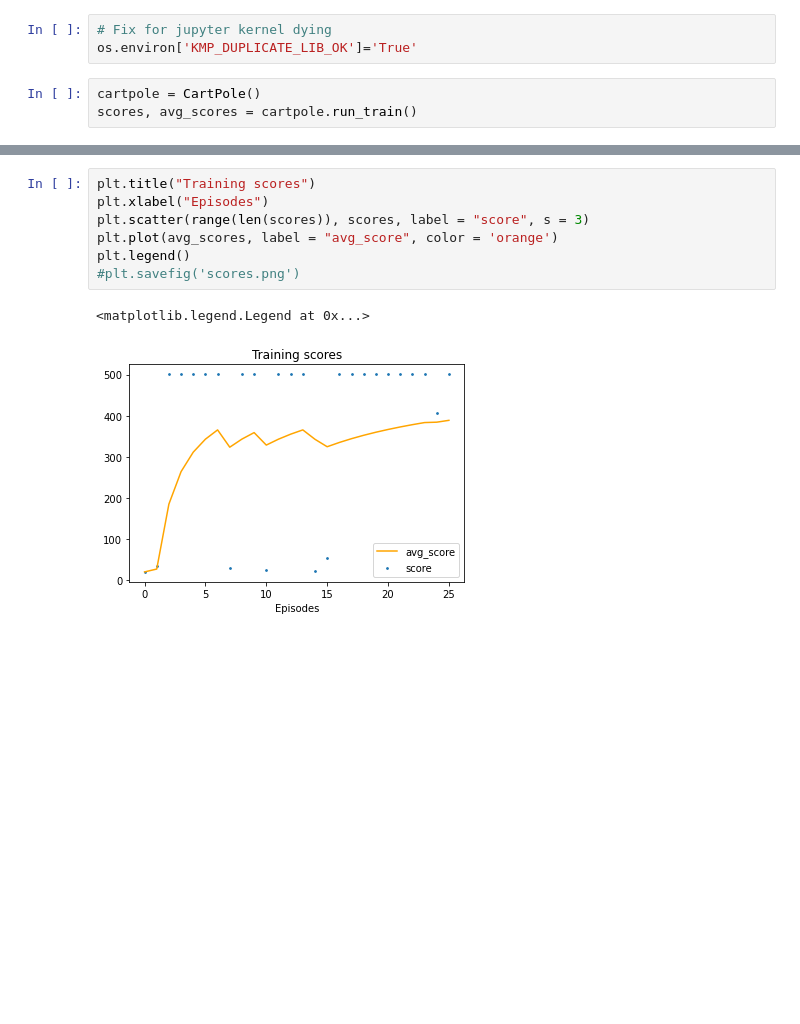
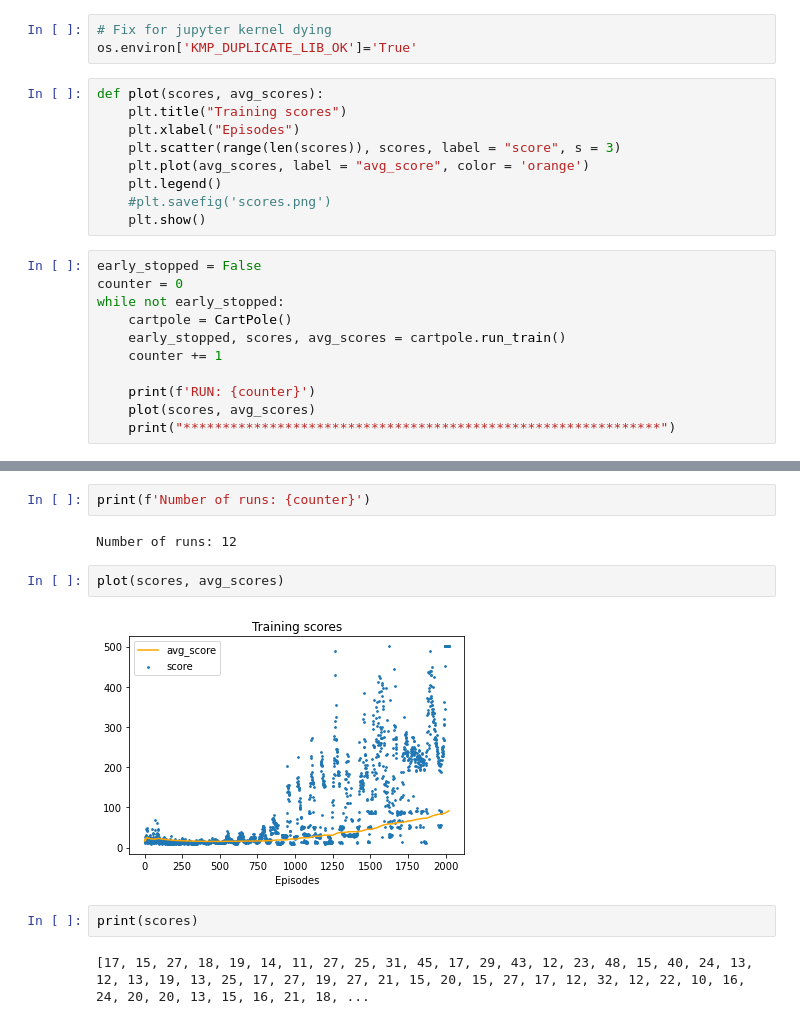
Before and after one commit to andricmitrovic/poker_reinforcement_learning, a Jupyter notebook: train.ipynb, the cells around one changed output, grey strips where cells are left out. Saved outputs shown, nothing was run; the diff lists cells and outputs as text; blank space fills up the shorter version.

Commit message:
Implemented looped training until convergence.

```diff
--- a/train.ipynb
+++ b/train.ipynb
@@ -11,7 +11,24 @@ import matplotlib.pyplot as plt
 # %%
 # Fix for jupyter kernel dying
 os.environ['KMP_DUPLICATE_LIB_OK']='True'
+# %%
+def plot(scores, avg_scores):
+    plt.title("Training scores")
+    plt.xlabel("Episodes")
+    plt.scatter(range(len(scores)), scores, label = "score", s = 3)
+    plt.plot(avg_scores, label = "avg_score", color = 'orange')
+    plt.legend()
+    #plt.savefig('scores.png')
+    plt.show()
 # %%
-cartpole = CartPole()
-scores, avg_scores = cartpole.run_train()
+early_stopped = False
+counter = 0
+while not early_stopped:
+    cartpole = CartPole()
+    early_stopped, scores, avg_scores = cartpole.run_train()
+    counter += 1
+
+    print(f'RUN: {counter}')
+    plot(scores, avg_scores)
+    print("*************************************************************")
 # %% [output]
@@ -35,10 +48,12 @@ Episode 26/3000 Score: 501
+# %%
+print(f'Number of runs: {counter}')
+# %% [output]
+Number of runs: 12
 # %%
-plt.title("Training scores")
-plt.xlabel("Episodes")
-plt.scatter(range(len(scores)), scores, label = "score", s = 3)
-plt.plot(avg_scores, label = "avg_score", color = 'orange')
-plt.legend()
-#plt.savefig('scores.png')
+plot(scores, avg_scores)
 # %% [output]
-<matplotlib.legend.Legend at 0x...>
-[figure, old version]
+[figure, new version]
+# %%
+print(scores)
+# %% [output]
+[17, 15, 27, 18, 19, 14, 11, 27, 25, 31, 45, 17, 29, 43, 12, 23, 48, 15, 40, 24, 13, 12, 13, 19, 13, 25, 17, 27, 19, 27, 21, 15, 20, 15, 27, 17, 12, 32, 12, 22, 10, 16, 24, 20, 20, 13, 15, 16, 21, 18, ...
```
Also changed, not shown: parts of 1 cell of this notebook, 2 other files.
